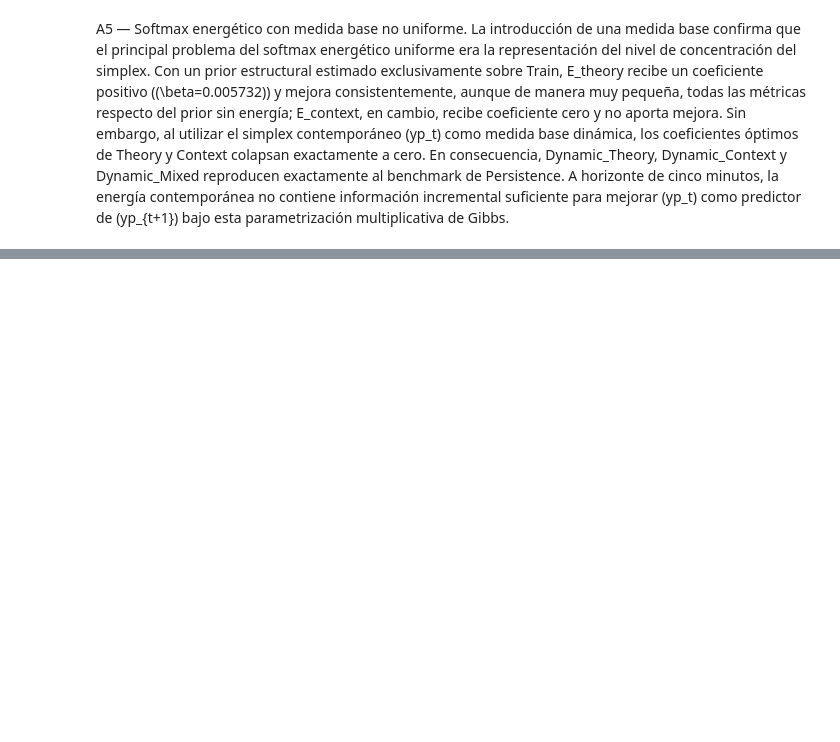
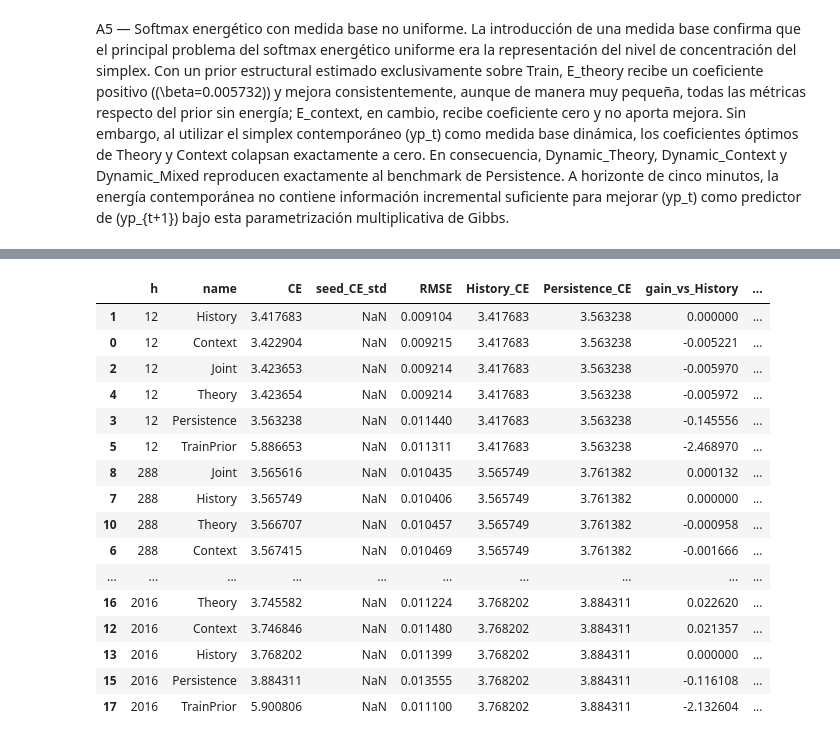
Before and after one commit to Miguithub/NPP_Cripto_5min, a Jupyter notebook: Eth;_Ectx;_Libre_112024_012026.ipynb, the cells around one changed output, grey strips where cells are left out. Drawn from its saved outputs; the diff is of its cells as text; code cells hidden in the pictures; blank space fills up the shorter version.

```diff
--- a/Eth;_Ectx;_Libre_112024_012026.ipynb
+++ b/Eth;_Ectx;_Libre_112024_012026.ipynb
@@ -6033,0 +15106,18 @@ A5 — Softmax energético con medida base no uniforme. La introducción de una
+# %%
+from dataclasses import replace
+SOURCE_CACHE = Path("/content/npp_pre_gat_cache_v1")
+CACHE_LONG = Path("/content/npp_pre_gat_horizontes_v1")
+RESULTS_LONG = BASE / "pre_gat_horizontes_1h_1d_1sem_v1"
+HORIZONS_LONG = (12, 288, 2016)
+# Opcional: (1, 12, 288, 2016) añade un control 5 min sobre los mismos orígenes nuevos.
+BOOTSTRAP_LONG = 2016
+
+parent = Bank(SOURCE_CACHE)
+CFG_LONG = replace(parent.c, horizons=HORIZONS_LONG, bootstrap_block=BOOTSTRAP_LONG)
+validate_config(CFG_LONG)
+display(pd.DataFrame({
+    "h": HORIZONS_LONG,
+    "horas": [h / 12 for h in HORIZONS_LONG],
+    "target": [f"yp de la barra t+{h}; sin agregación" for h in HORIZONS_LONG],
+}))
+print("Semillas:", CFG_LONG.seeds, "| las features y parámetros se heredan del cache fuente")
@@ -6033,0 +15176,32 @@ A5 — Softmax energético con medida base no uniforme. La introducción de una
+# %%
+RUN_LONG = {
+    "baselines": True,
+    "blocks": False,
+    "components": False,
+    "structural": False,
+    "horizons": False,
+    "relational": False,
+}
+ONLY_LONG = {}
+# Ejemplo:
+# ONLY_LONG["components"] = ["N6", "Only_NSTAB", "Inputs_without_NSTAB"]
+
+for stage, enabled in RUN_LONG.items():
+    if not enabled:
+        continue
+    if stage == "structural":
+        rebuild_context(CACHE_LONG, drop=None)
+        requested = ONLY_LONG.get(stage)
+        drops = list(N6) if requested is None else [
+            f for f in N6 if "Structure_without_" + f in requested
+        ]
+        for component in drops:
+            rebuild_context(CACHE_LONG, drop=component)
+    if stage == "relational":
+        prepare_peer_controls(CACHE_LONG)
+    summary_long = validate_stage(
+        CACHE_LONG, RESULTS_LONG, stage,
+        only=ONLY_LONG.get(stage), horizons=HORIZONS_LONG
+    )
+    display(summary_long.sort_values(["h", "CE"]))
+# %% [output]
@@ -6033,0 +15225,17 @@ A5 — Softmax energético con medida base no uniforme. La introducción de una
+|  | h | name | CE | seed_CE_std | RMSE | History_CE | Persistence_CE | gain_vs_History | ... |
+| 1 | 12 | History | 3.417683 | NaN | 0.009104 | 3.417683 | 3.563238 | 0.000000 | ... |
+| 0 | 12 | Context | 3.422904 | NaN | 0.009215 | 3.417683 | 3.563238 | -0.005221 | ... |
+| 2 | 12 | Joint | 3.423653 | NaN | 0.009214 | 3.417683 | 3.563238 | -0.005970 | ... |
+| 4 | 12 | Theory | 3.423654 | NaN | 0.009214 | 3.417683 | 3.563238 | -0.005972 | ... |
+| 3 | 12 | Persistence | 3.563238 | NaN | 0.011440 | 3.417683 | 3.563238 | -0.145556 | ... |
+| 5 | 12 | TrainPrior | 5.886653 | NaN | 0.011311 | 3.417683 | 3.563238 | -2.468970 | ... |
+| 8 | 288 | Joint | 3.565616 | NaN | 0.010435 | 3.565749 | 3.761382 | 0.000132 | ... |
+| 7 | 288 | History | 3.565749 | NaN | 0.010406 | 3.565749 | 3.761382 | 0.000000 | ... |
+| 10 | 288 | Theory | 3.566707 | NaN | 0.010457 | 3.565749 | 3.761382 | -0.000958 | ... |
+| 6 | 288 | Context | 3.567415 | NaN | 0.010469 | 3.565749 | 3.761382 | -0.001666 | ... |
+| ... | ... | ... | ... | ... | ... | ... | ... | ... | ... |
+| 16 | 2016 | Theory | 3.745582 | NaN | 0.011224 | 3.768202 | 3.884311 | 0.022620 | ... |
+| 12 | 2016 | Context | 3.746846 | NaN | 0.011480 | 3.768202 | 3.884311 | 0.021357 | ... |
+| 13 | 2016 | History | 3.768202 | NaN | 0.011399 | 3.768202 | 3.884311 | 0.000000 | ... |
+| 15 | 2016 | Persistence | 3.884311 | NaN | 0.013555 | 3.768202 | 3.884311 | -0.116108 | ... |
+| 17 | 2016 | TrainPrior | 5.900806 | NaN | 0.011100 | 3.768202 | 3.884311 | -2.132604 | ... |
```
Also changed, not shown: parts of 54 cells of this notebook.
